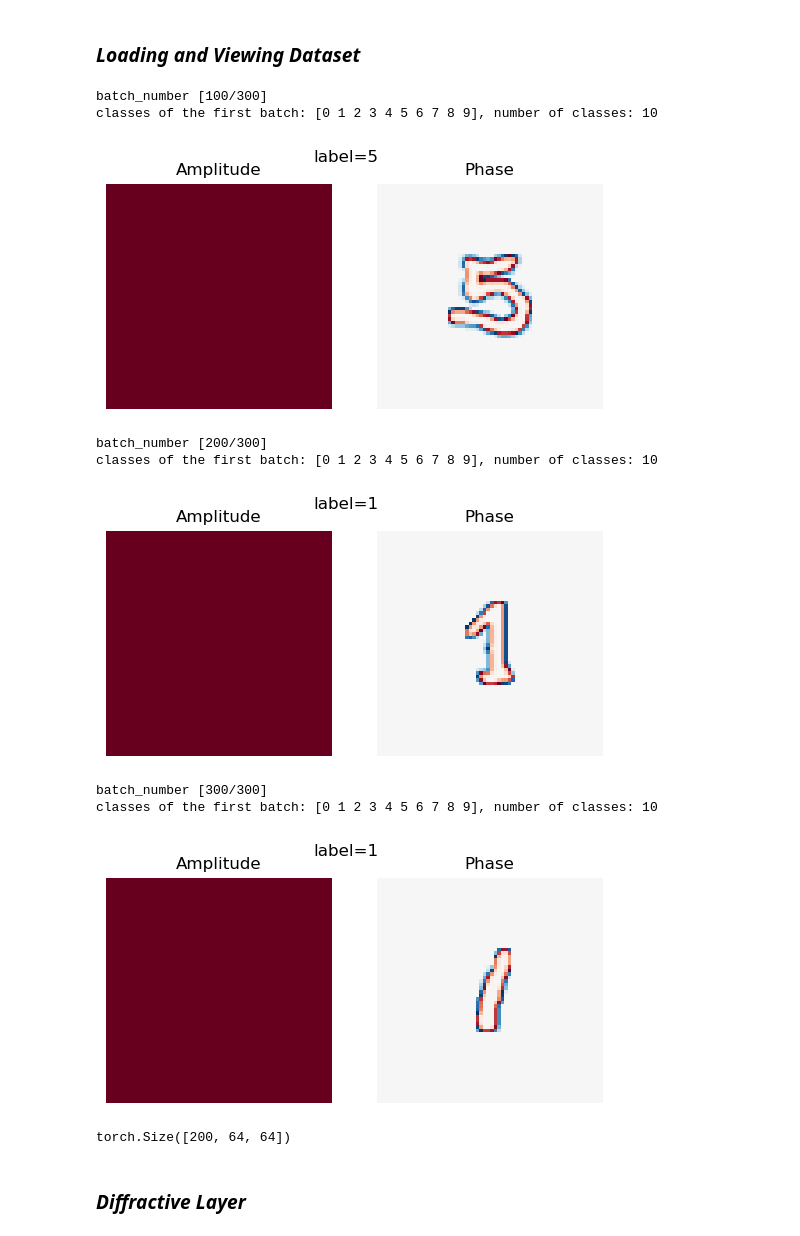
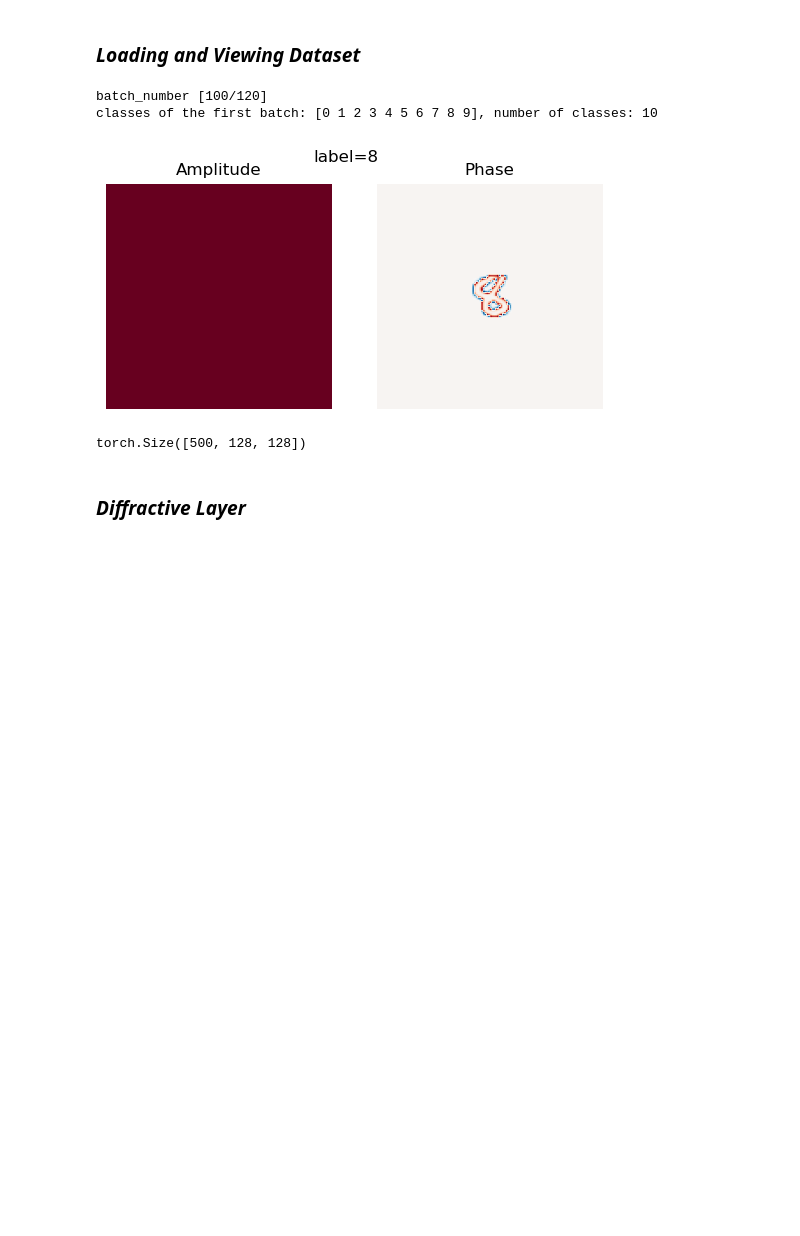
Before and after one commit to Loli-Eternally/D2NN-with-Pytorch, a Jupyter notebook: D2NN-plus.ipynb, the cells around one changed output. Drawn from its saved outputs; the diff is of its cells as text; code cells hidden in the pictures; blank space fills up the shorter version.

```diff
--- a/D2NN-plus.ipynb
+++ b/D2NN-plus.ipynb
@@ -24,9 +24,9 @@ Using Device:  cuda
 # %% [markdown]
 ### ***Loading and Viewing Dataset***
 # %%
-BATCH_SIZE = 200
+BATCH_SIZE = 500
 IMG_SIZE = 32
-N_pixels = 64
+N_pixels = 128
 PADDING = (N_pixels - IMG_SIZE) // 2  # 避免边缘信息丢失
 
 # 数据预处理并加载
@@ -50,46 +50,40 @@ def image_plot(image_phase, label):
     ax2.set_title('Phase')
     fig.suptitle("label={}".format(label), x=0.5, y=0.8)
 #     fig.colorbar(plt.cm.ScalarMappable(cmap=cmap), ax=ax2)
     plt.show()
 
 for i, (images, labels) in enumerate(train_dataloader):
     images = images.to(device)
     images_padded = F.pad(torch.squeeze(images), pad=(PADDING, PADDING, PADDING, PADDING))
     images_E = torch.sqrt(images_padded)
     images_phase = torch.exp(1j*2.0*np.pi*images_E) # 转换为相位图像
     labels = labels.to(device)
 
 
 #     print(i, images_phase[0].shape, labels[0].shape)
     '''
         每一个周期，共300个批次（i=0~299），一共60000个数据；
         train_dataloader包含300个批次，包括整个训练集；
         每一批次一共200张图片，对应200个标签, len(images[0])=1；
         images包含一个批次的200张图片（image[0].shape=torch.Size([1,28,28])），labels包含一个批次的200个标签，标签范围为0~9
     '''
 
     # 每100个批次绘制第一张图片（含shuffle导致每次运行结果不一样）
     if (i + 1) % 100 == 0:
         classes = torch.unique(labels).cpu().numpy()
         classes_num = len(classes)
         print('batch_number [{}/{}]'.format(i + 1, len(train_dataloader)))
         print('classes of the first batch: {}, number of classes: {}'.format(classes, classes_num))#  第一个batch的总类
         image_plot(images_phase[0], labels[0])
 # %% [output]
-batch_number [100/300]
+batch_number [100/120]
 classes of the first batch: [0 1 2 3 4 5 6 7 8 9], number of classes: 10
-[figure, old version]
+[figure, new version]
-batch_number [200/300]
-classes of the first batch: [0 1 2 3 4 5 6 7 8 9], number of classes: 10
-[figure, removed]
-batch_number [300/300]
-classes of the first batch: [0 1 2 3 4 5 6 7 8 9], number of classes: 10
-[figure, removed]
 # %%
 # 检查一个batch的图片大小
 images_E.shape
 # %% [output]
-torch.Size([200, 64, 64])
+torch.Size([500, 128, 128])
 # %% [markdown]
 ### ***Diffractive Layer***
 # %%
```
Also changed, not shown: parts of 37 cells of this notebook.
